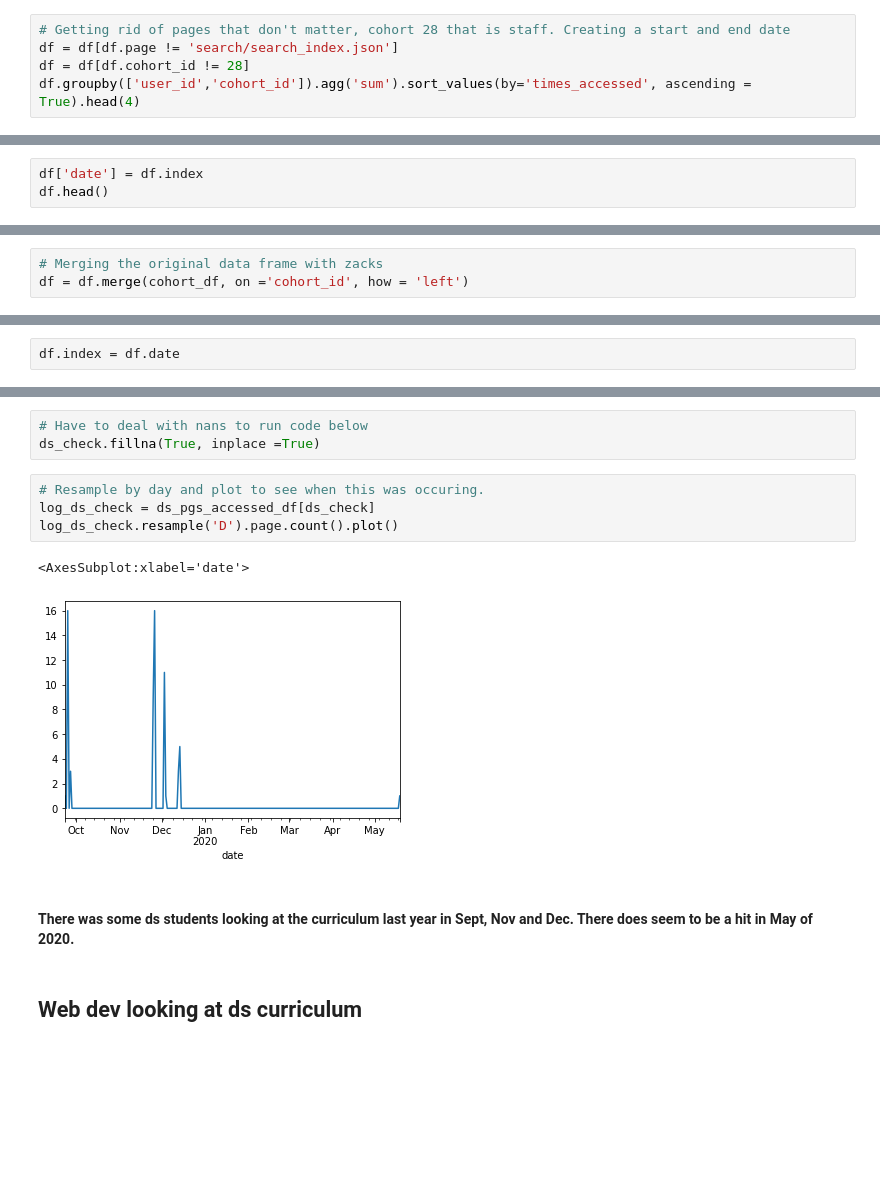
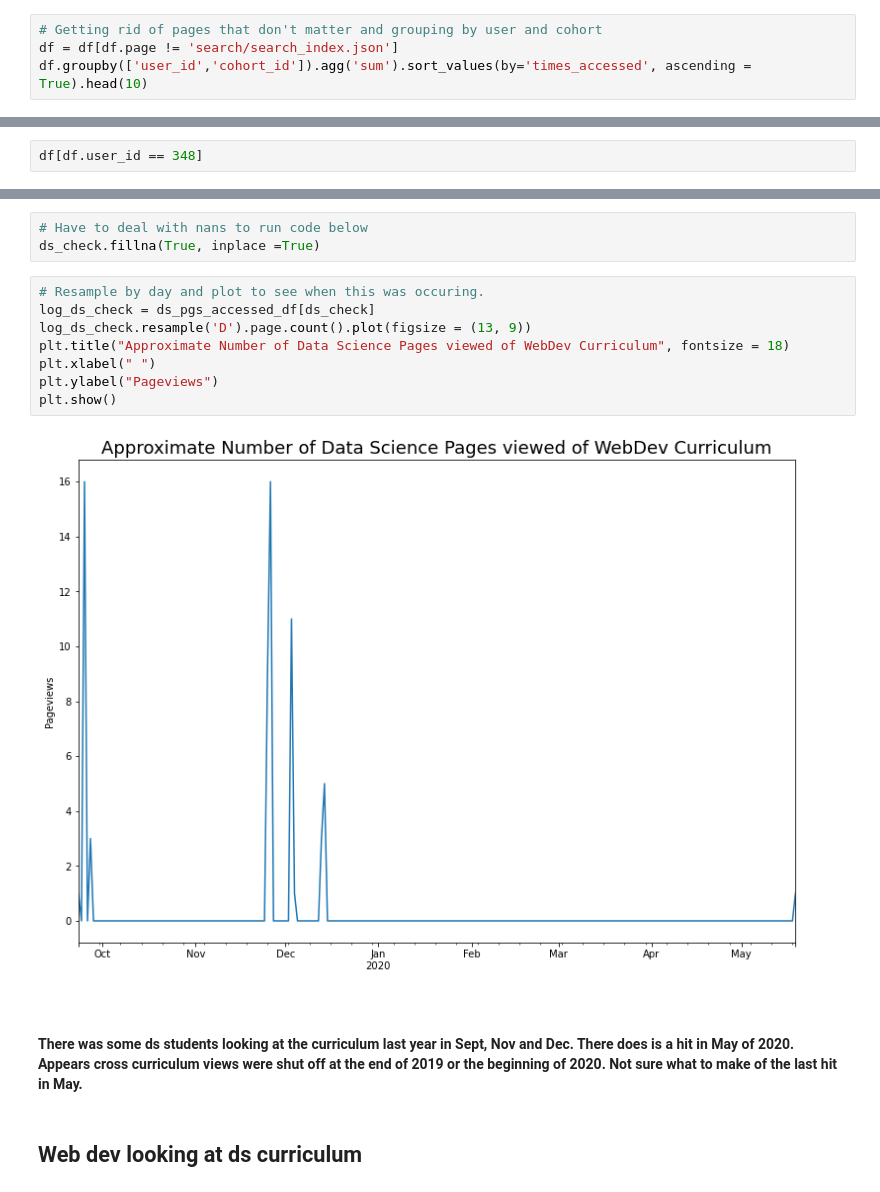
Before and after one commit to george887/time_series_project, a Jupyter notebook: explore.ipynb, the cells around one changed output, grey strips where cells are left out. Cells and saved outputs as stored; diff of their text form; blank space fills up the shorter version.

```diff
--- a/explore.ipynb
+++ b/explore.ipynb
@@ -652,8 +503,7 @@ top_ds[1]
 # %%
 #darden.groupby(['time_stamp', 'page'])['times_accessed','user_id'].agg(['min','mean','max'])
 # %%
-# Getting rid of pages that don't matter, cohort 28 that is staff. Creating a start and end date
+# Getting rid of pages that don't matter and grouping by user and cohort
 df = df[df.page != 'search/search_index.json']
-df = df[df.cohort_id != 28]
-df.groupby(['user_id','cohort_id']).agg('sum').sort_values(by='times_accessed', ascending = True).head(4)
+df.groupby(['user_id','cohort_id']).agg('sum').sort_values(by='times_accessed', ascending = True).head(10)
 # %% [output]
@@ -699,3 +539,0 @@ cohort_df.head(1)
-# %%
-df['date'] = df.index
-df.head()
@@ -710,3 +539,0 @@ df.head()
-# %%
-# Merging the original data frame with zacks
-df = df.merge(cohort_df, on ='cohort_id', how = 'left')
@@ -722,2 +540,2 @@ df.head()
 # %%
-df.index = df.date
+df[df.user_id == 348]
@@ -1239,12 +1064,15 @@ ds_check.fillna(True, inplace =True)
 # %%
 # Resample by day and plot to see when this was occuring.
 log_ds_check = ds_pgs_accessed_df[ds_check]
-log_ds_check.resample('D').page.count().plot()
+log_ds_check.resample('D').page.count().plot(figsize = (13, 9))
+plt.title("Approximate Number of Data Science Pages viewed of WebDev Curriculum", fontsize = 18)
+plt.xlabel(" ")
+plt.ylabel("Pageviews")
+plt.show()
 # %% [output]
-<AxesSubplot:xlabel='date'>
-[figure, old version]
+[figure, new version]
 # %% [markdown]
-#### There was some ds students looking at the curriculum last year in Sept, Nov and Dec. There does seem to be a hit in May of 2020.
+#### There was some ds students looking at the curriculum last year in Sept, Nov and Dec. There does is a hit in May of 2020. Appears cross curriculum views were shut off at the end of 2019 or the beginning of 2020. Not sure what to make of the last hit in May.
 # %% [markdown]
 ## Web dev looking at ds curriculum
 # %%
```
Also changed, not shown: parts of 106 cells of this notebook.
